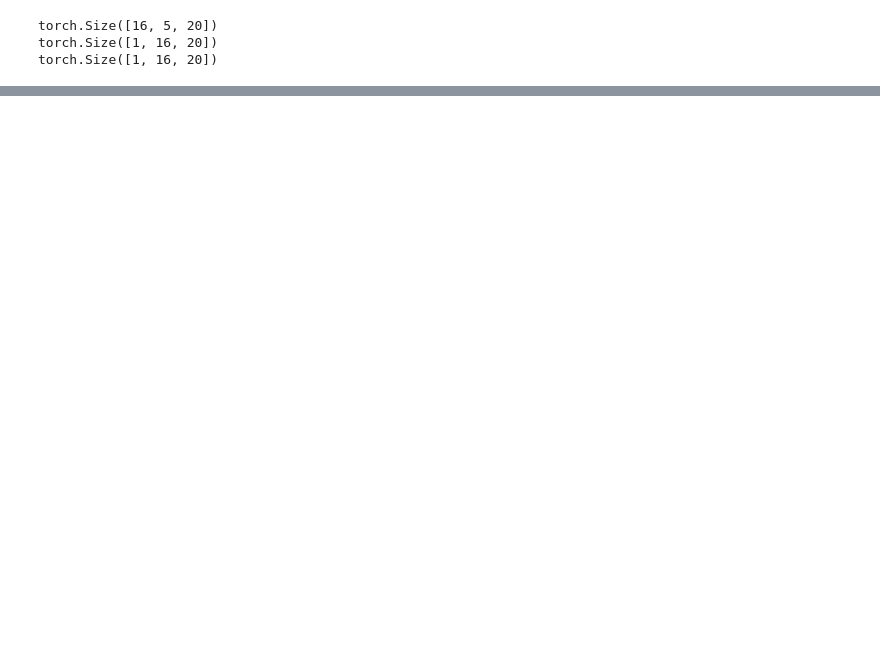
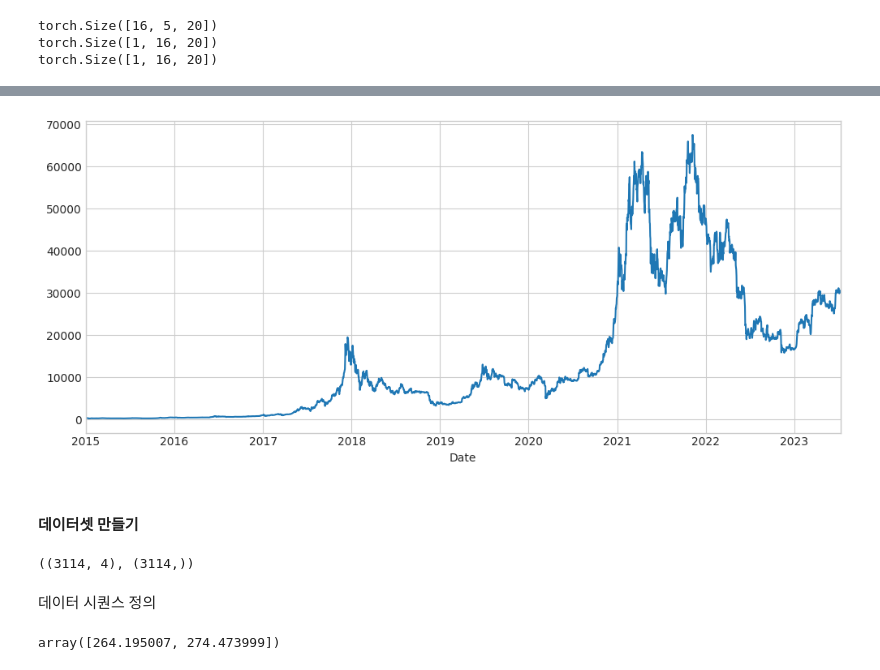
Before and after one commit to sguys99/timeseries-study, a Jupyter notebook: pytorch lstm tutorial.ipynb, the cells around one changed output, grey strips where cells are left out. Drawn from its saved outputs; the diff is of its cells as text; code cells hidden in the pictures; blank space fills up the shorter version.

Commit message:
:sparkles:[notebook] Add refactored notebook on lstm ts forecasting
Signed-off-by: Kwang Myung Yu <sguys99@gmail.com>

```diff
--- a/pytorch lstm tutorial.ipynb
+++ b/pytorch lstm tutorial.ipynb
@@ -55,0 +70,5 @@ torch.Size([1, 16, 20])
+# %%
+url="https://raw.githubusercontent.com/sguys99/datasets/master/BTC-USD.csv"
+df = pd.read_csv(url, index_col = "Date", parse_dates = True)
+df.drop(columns=['Adj Close'], inplace=True)
+print(df.shape)
@@ -55,0 +87,15 @@ torch.Size([1, 16, 20])
+# %%
+fig, ax = plt.subplots(figsize = (12, 5))
+df.Close.plot(ax = ax)
+plt.show()
+# %% [output]
+[figure, added]
+# %% [markdown]
+#### 데이터셋 만들기
+# %%
+X, y = df.drop('Close', axis = 1), df.Close.values
+X.shape, y.shape
+# %% [output]
+((3114, 4), (3114,))
+# %% [markdown]
+데이터 시퀀스 정의
@@ -55,0 +137,4 @@ torch.Size([1, 16, 20])
+# %%
+test[0]['target']
+# %% [output]
+array([264.195007, 274.473999])
```
Also changed, not shown: parts of 43 cells of this notebook.
